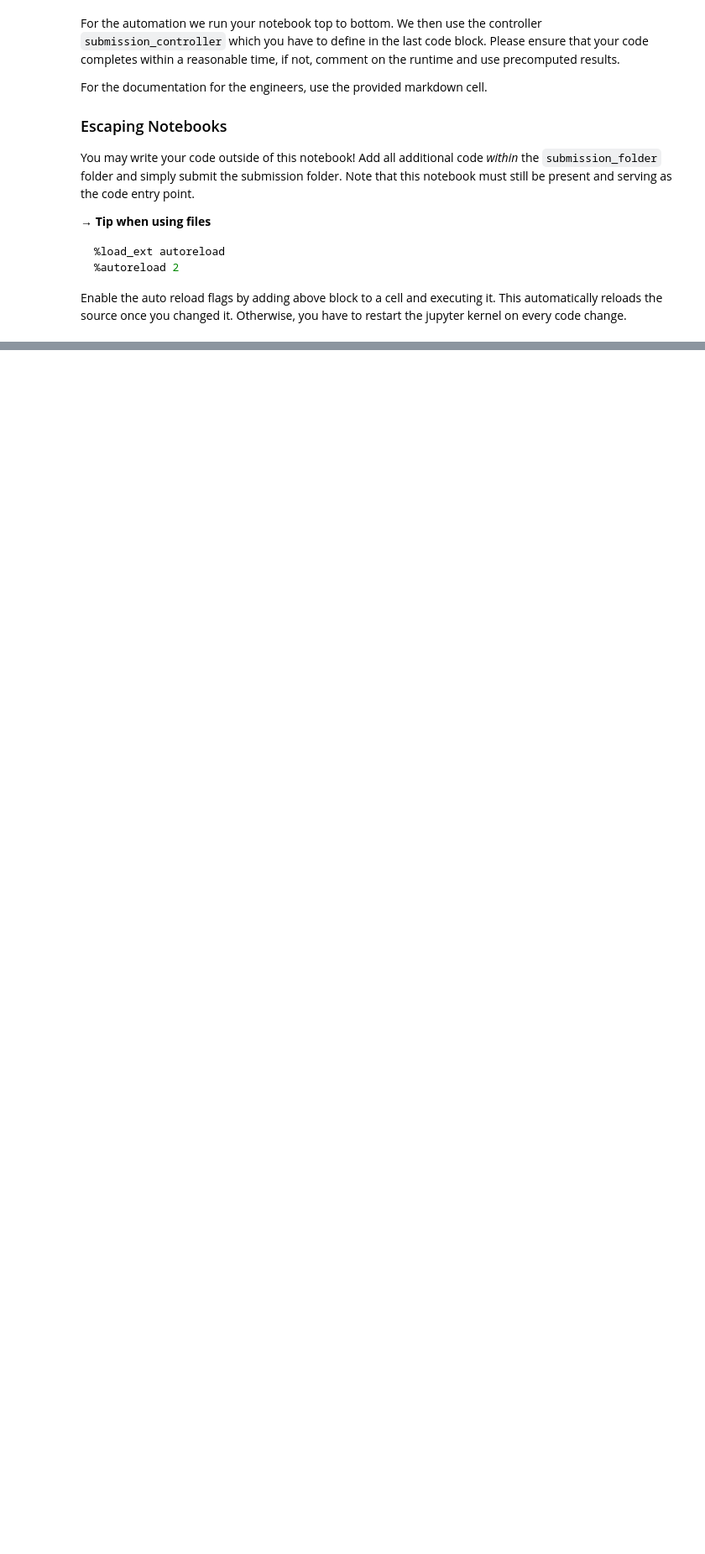
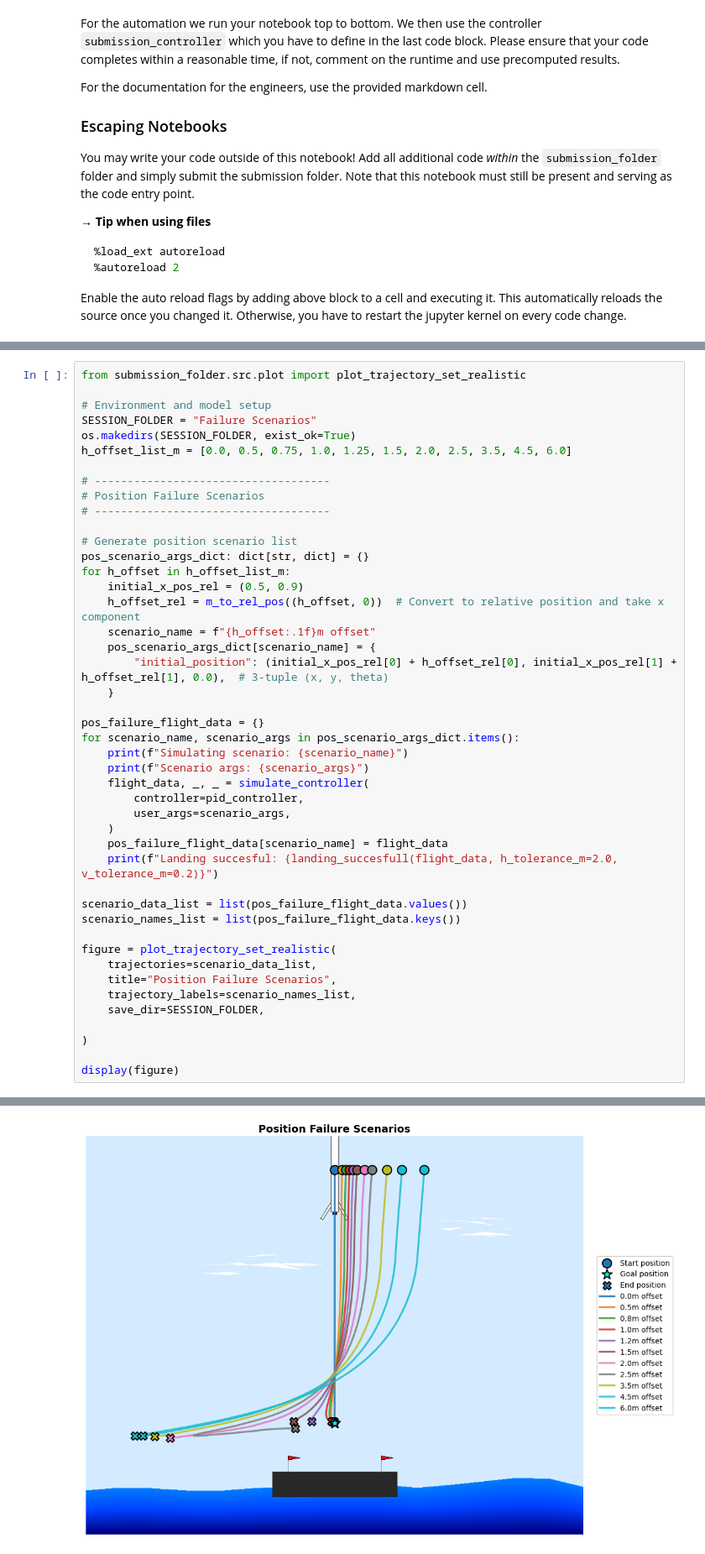
Before and after one commit to st0epsel/coco_bonus_project, a Jupyter notebook: submission_folder/submission.ipynb, the cells around one changed output, grey strips where cells are left out. Shown at 84% size. Saved outputs shown, nothing was run; the diff lists cells and outputs as text; blank space fills up the shorter version.

```diff
--- a/submission_folder/submission.ipynb
+++ b/submission_folder/submission.ipynb
@@ -131,0 +115,46 @@ Saving flight history plot to pid_controller_SOP\flight_history.png ...
+# %%
+from submission_folder.src.plot import plot_trajectory_set_realistic
+
+# Environment and model setup
+SESSION_FOLDER = "Failure Scenarios"
+os.makedirs(SESSION_FOLDER, exist_ok=True)
+h_offset_list_m = [0.0, 0.5, 0.75, 1.0, 1.25, 1.5, 2.0, 2.5, 3.5, 4.5, 6.0]
+
+# ------------------------------------
+# Position Failure Scenarios
+# ------------------------------------
+
+# Generate position scenario list
+pos_scenario_args_dict: dict[str, dict] = {}
+for h_offset in h_offset_list_m:
+    initial_x_pos_rel = (0.5, 0.9)
+    h_offset_rel = m_to_rel_pos((h_offset, 0))  # Convert to relative position and take x component
+    scenario_name = f"{h_offset:.1f}m offset"
+    pos_scenario_args_dict[scenario_name] = {
+        "initial_position": (initial_x_pos_rel[0] + h_offset_rel[0], initial_x_pos_rel[1] + h_offset_rel[1], 0.0),  # 3-tuple (x, y, theta)
+    }
+
+pos_failure_flight_data = {}
+for scenario_name, scenario_args in pos_scenario_args_dict.items():
+    print(f"Simulating scenario: {scenario_name}")
+    print(f"Scenario args: {scenario_args}")
+    flight_data, _, _ = simulate_controller(
+        controller=pid_controller,
+        user_args=scenario_args,
+    )
+    pos_failure_flight_data[scenario_name] = flight_data
+    print(f"Landing succesful: {landing_succesfull(flight_data, h_tolerance_m=2.0, v_tolerance_m=0.2)}")
+
+scenario_data_list = list(pos_failure_flight_data.values())
+scenario_names_list = list(pos_failure_flight_data.keys())
+
+figure = plot_trajectory_set_realistic(
+    trajectories=scenario_data_list,
+    title="Position Failure Scenarios",
+    trajectory_labels=scenario_names_list,
+    save_dir=SESSION_FOLDER,
+
+)
+
+display(figure)
+# %% [output]
@@ -131,0 +178 @@ Saving flight history plot to pid_controller_SOP\flight_history.png ...
+[figure, added]
```
Also changed, not shown: parts of 17 cells of this notebook, 14 other files.
